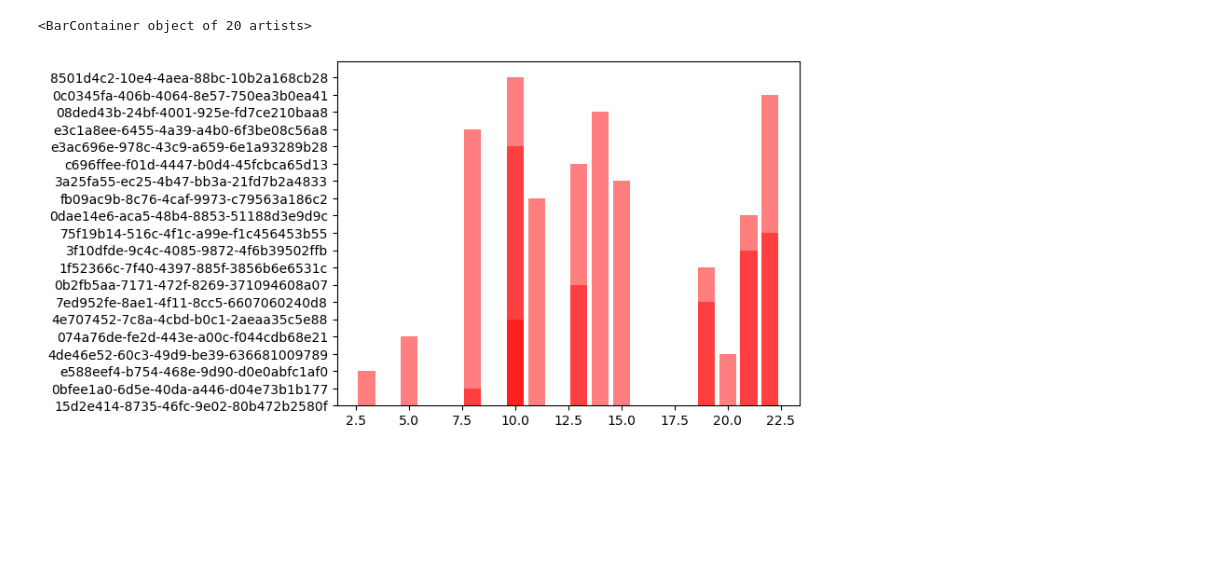
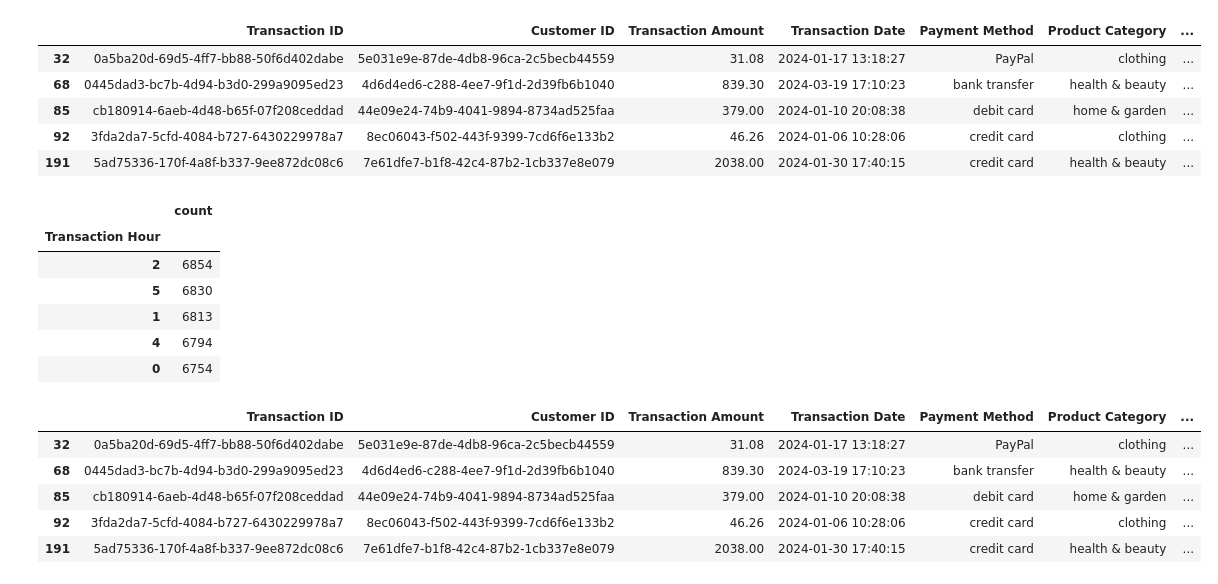
Before and after one commit to muneebsamad/project-1, a Jupyter notebook: Transaction hours/Transaction hours and peak hours for transactions.ipynb, the cells around one changed output. Drawn from its saved outputs; the diff is of its cells as text; code cells hidden in the pictures; blank space fills up the shorter version.

```diff
--- a/Transaction hours/Transaction hours and peak hours for transactions.ipynb
+++ b/Transaction hours/Transaction hours and peak hours for transactions.ipynb
@@ -60,5 +9,32 @@ Name: Transaction Hour, dtype: int64
-# %%
-plt.bar(x_axis, y_axis, color='r', alpha=0.5, align="center")
-# %% [output]
-<BarContainer object of 20 artists>
-[figure, removed]
+# %%
+fraud_df = df[df['Is Fraudulent'] == 1]
+fraud_df.head()
+# %% [output]
+|  | Transaction ID | Customer ID | Transaction Amount | Transaction Date | Payment Method | Product Category | ... |
+| 32 | 0a5ba20d-69d5-4ff7-bb88-50f6d402dabe | 5e031e9e-87de-4db8-96ca-2c5becb44559 | 31.08 | 2024-01-17 13:18:27 | PayPal | clothing | ... |
+| 68 | 0445dad3-bc7b-4d94-b3d0-299a9095ed23 | 4d6d4ed6-c288-4ee7-9f1d-2d39fb6b1040 | 839.30 | 2024-03-19 17:10:23 | bank transfer | health & beauty | ... |
+| 85 | cb180914-6aeb-4d48-b65f-07f208ceddad | 44e09e24-74b9-4041-9894-8734ad525faa | 379.00 | 2024-01-10 20:08:38 | debit card | home & garden | ... |
+| 92 | 3fda2da7-5cfd-4084-b727-6430229978a7 | 8ec06043-f502-443f-9399-7cd6f6e133b2 | 46.26 | 2024-01-06 10:28:06 | credit card | clothing | ... |
+| 191 | 5ad75336-170f-4a8f-b337-9ee872dc08c6 | 7e61dfe7-b1f8-42c4-87b2-1cb337e8e079 | 2038.00 | 2024-01-30 17:40:15 | credit card | health & beauty | ... |
+# %%
+amount = fraud_df["Transaction Hour"].value_counts()
+df_amount = pd.DataFrame(amount)
+df_amount.head()
+# %% [output]
+|  | count |
+| Transaction Hour |  |
+| 2 | 6854 |
+| 5 | 6830 |
+| 1 | 6813 |
+| 4 | 6794 |
+| 0 | 6754 |
+# %%
+time_fraud = fraud_df.sort_index()
+time_fraud.head()
+# %% [output]
+|  | Transaction ID | Customer ID | Transaction Amount | Transaction Date | Payment Method | Product Category | ... |
+| 32 | 0a5ba20d-69d5-4ff7-bb88-50f6d402dabe | 5e031e9e-87de-4db8-96ca-2c5becb44559 | 31.08 | 2024-01-17 13:18:27 | PayPal | clothing | ... |
+| 68 | 0445dad3-bc7b-4d94-b3d0-299a9095ed23 | 4d6d4ed6-c288-4ee7-9f1d-2d39fb6b1040 | 839.30 | 2024-03-19 17:10:23 | bank transfer | health & beauty | ... |
+| 85 | cb180914-6aeb-4d48-b65f-07f208ceddad | 44e09e24-74b9-4041-9894-8734ad525faa | 379.00 | 2024-01-10 20:08:38 | debit card | home & garden | ... |
+| 92 | 3fda2da7-5cfd-4084-b727-6430229978a7 | 8ec06043-f502-443f-9399-7cd6f6e133b2 | 46.26 | 2024-01-06 10:28:06 | credit card | clothing | ... |
+| 191 | 5ad75336-170f-4a8f-b337-9ee872dc08c6 | 7e61dfe7-b1f8-42c4-87b2-1cb337e8e079 | 2038.00 | 2024-01-30 17:40:15 | credit card | health & beauty | ... |
```
Also changed, not shown: parts of 9 cells of this notebook.
